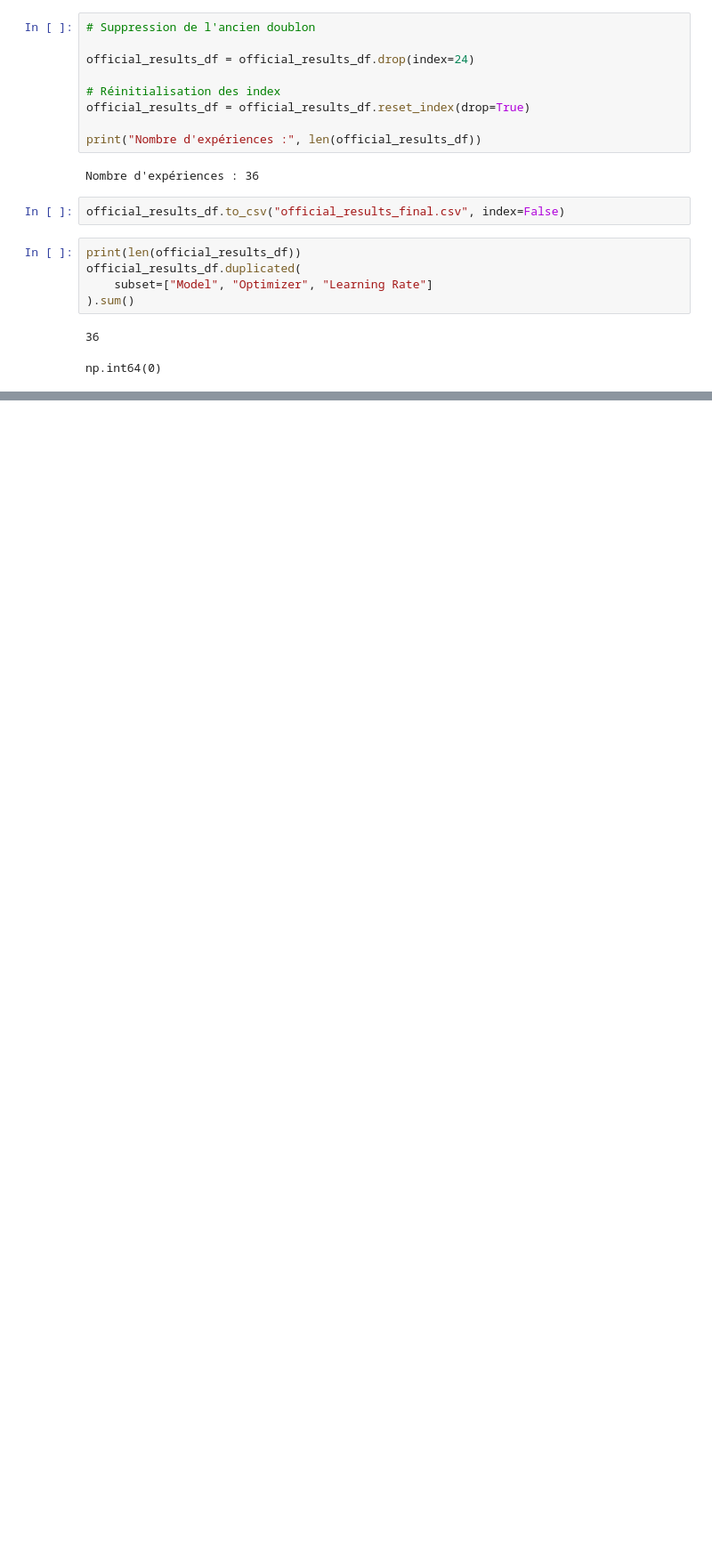
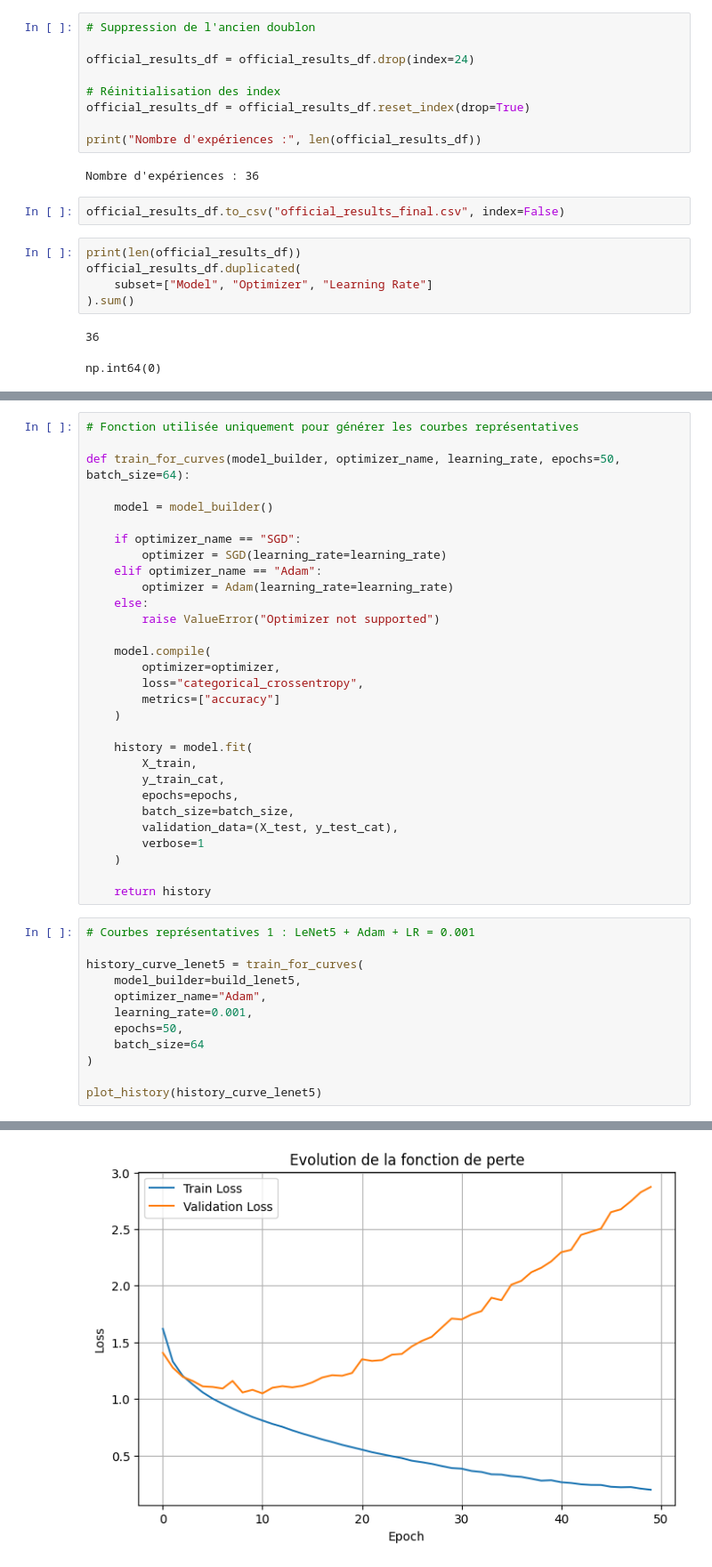
Before and after one commit to RaymCharles/Projet-CNN, a Jupyter notebook: Projet_ML.ipynb, the cells around one changed output, grey strips where cells are left out. Shown at 89% size. Cells and saved outputs as stored; diff of their text form; blank space fills up the shorter version.

Commit message:
Finalize performance analysis and learning curves

```diff
--- a/Projet_ML.ipynb
+++ b/Projet_ML.ipynb
@@ -1486,0 +1508,43 @@ np.int64(0)
+# %%
+# Fonction utilisée uniquement pour générer les courbes représentatives
+
+def train_for_curves(model_builder, optimizer_name, learning_rate, epochs=50, batch_size=64):
+
+    model = model_builder()
+
+    if optimizer_name == "SGD":
+        optimizer = SGD(learning_rate=learning_rate)
+    elif optimizer_name == "Adam":
+        optimizer = Adam(learning_rate=learning_rate)
+    else:
+        raise ValueError("Optimizer not supported")
+
+    model.compile(
+        optimizer=optimizer,
+        loss="categorical_crossentropy",
+        metrics=["accuracy"]
+    )
+
+    history = model.fit(
+        X_train,
+        y_train_cat,
+        epochs=epochs,
+        batch_size=batch_size,
+        validation_data=(X_test, y_test_cat),
+        verbose=1
+    )
+
+    return history
+# %%
+# Courbes représentatives 1 : LeNet5 + Adam + LR = 0.001
+
+history_curve_lenet5 = train_for_curves(
+    model_builder=build_lenet5,
+    optimizer_name="Adam",
+    learning_rate=0.001,
+    epochs=50,
+    batch_size=64
+)
+
+plot_history(history_curve_lenet5)
+# %% [output]
@@ -1486,0 +1568 @@ np.int64(0)
+[figure, added]
```
Also changed, not shown: parts of 8 cells of this notebook.
